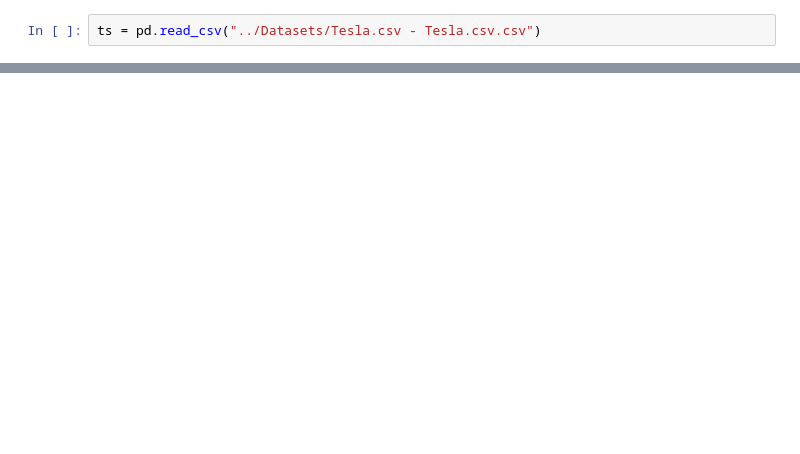
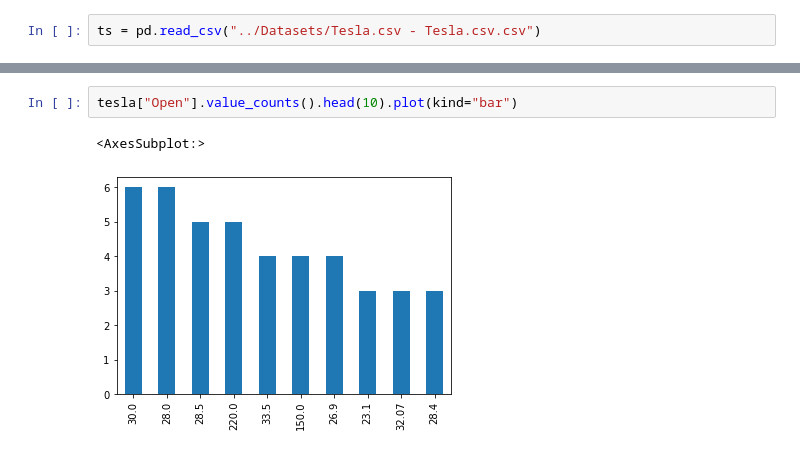
Before and after one commit to YevaW/Learning-Journal, a Jupyter notebook: phase0/week1/Iseng aja latihan/iseng_aja1.ipynb, the cells around one changed output, grey strips where cells are left out. Cells and saved outputs as stored; diff of their text form; blank space fills up the shorter version.

```diff
--- a/phase0/week1/Iseng aja latihan/iseng_aja1.ipynb
+++ b/phase0/week1/Iseng aja latihan/iseng_aja1.ipynb
@@ -56,0 +562,5 @@ memory usage: 92.7+ KB
+# %%
+tesla["Open"].value_counts().head(10).plot(kind="bar")
+# %% [output]
+<AxesSubplot:>
+[figure, added]
```
Also changed, not shown: parts of 84 cells of this notebook.
